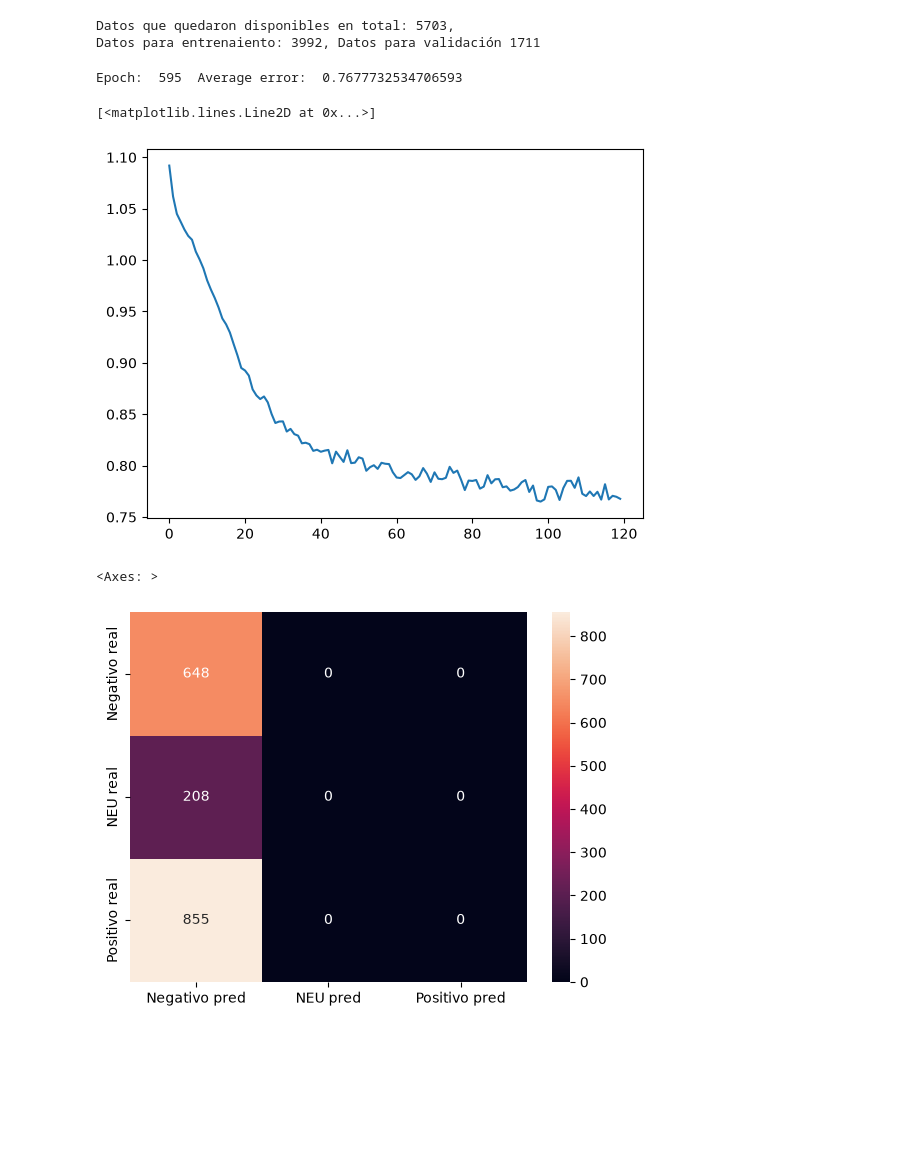
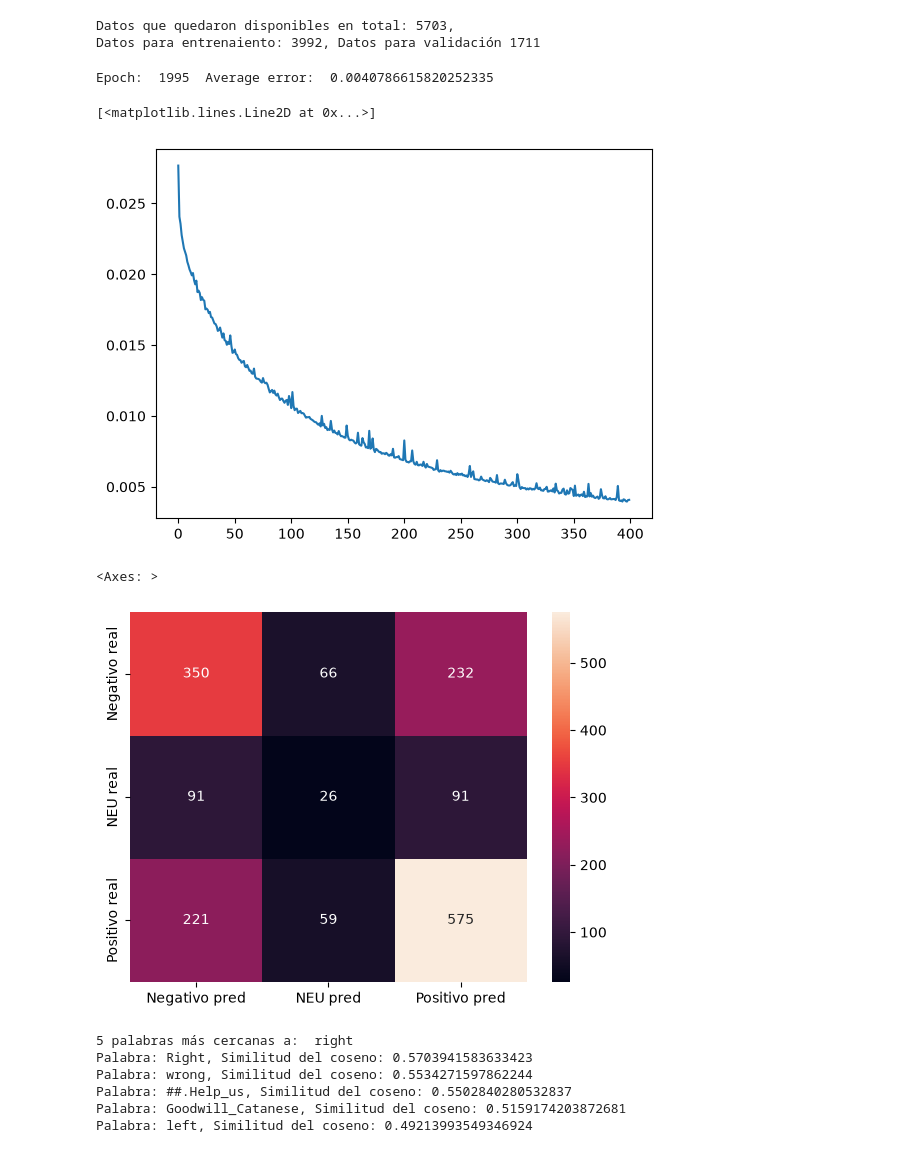
Before and after one commit to robertohincapie/Curso_MineriaMultimedia, a Jupyter notebook: Unidad 3/PLN_Modelos_word2vec.ipynb, the cells around one changed output. Saved outputs shown, nothing was run; the diff lists cells and outputs as text; code cells hidden in the pictures; blank space fills up the shorter version.

Commit message:
Se actualiza el modelo de word2vec

```diff
--- a/Unidad 3/PLN_Modelos_word2vec.ipynb
+++ b/Unidad 3/PLN_Modelos_word2vec.ipynb
@@ -226,20 +237,8 @@ Datos para entrenaiento: 3992, Datos para validación 1711
 # %%
-device = torch.device("cuda:0" if torch.cuda.is_available() else "cpu")
-
-L=300
-model=torch.nn.Sequential(
-    torch.nn.Linear(L,100),
-    torch.nn.ReLU(),
-    torch.nn.Dropout(0.2),
-    torch.nn.Linear(100,50),
-    torch.nn.ReLU(),
-    torch.nn.Linear(50,3),
-    torch.nn.ReLU()
-).to(device)
 
 cross_el = torch.nn.CrossEntropyLoss()
-optimizer = torch.optim.Adam(model.parameters(), lr=1e-3)
-epoch = 600
+optimizer = torch.optim.Adam(model.parameters(), lr=1e-5)
+epoch = 2000
 
 err=[]
 vErr=[]
@@ -258,21 +257,34 @@ for e in range(epoch):
       err=[]
 plt.plot(vErr)
 # %% [output]
-Epoch:  595  Average error:  0.7677732534706593
+Epoch:  1995  Average error:  0.0040786615820252335
 [<matplotlib.lines.Line2D at 0x...>]
-[figure, old version]
+[figure, new version]
 # %%
 #Verifiquemos el comportamiento del modelo:
 test_loader=torch.utils.data.DataLoader(data_test, batch_size=len(data_test), shuffle=True)
 xi, yi=next(iter(test_loader))
+model.eval()
 output = model(xi.to(device).float()).detach().cpu().numpy()
 M=np.zeros((3,3), dtype=int)
 for out, y in zip(output, yi):
   M[y.numpy(), np.argmax(out)]+=1
 import pandas as pd
 df=pd.DataFrame(M, index=['Negativo real','NEU real','Positivo real'], columns=['Negativo pred','NEU pred','Positivo pred'])
 import seaborn as sns
 sns.heatmap(df, annot=True, fmt='d')
 # %% [output]
 <Axes: >
-[figure, old version]
+[figure, new version]
+# %%
+w='right'
+print('\n5 palabras más cercanas a: ',w)
+for a,b in wv.most_similar(w, topn=5):
+  print(f'Palabra: {a}, Similitud del coseno: {cosine_similarity(wv[w], wv[a])}')
+# %% [output]
+5 palabras más cercanas a:  right
+Palabra: Right, Similitud del coseno: 0.5703941583633423
+Palabra: wrong, Similitud del coseno: 0.5534271597862244
+Palabra: ##.Help_us, Similitud del coseno: 0.5502840280532837
+Palabra: Goodwill_Catanese, Similitud del coseno: 0.5159174203872681
+Palabra: left, Similitud del coseno: 0.49213993549346924
```
Also changed, not shown: parts of 5 cells of this notebook.
